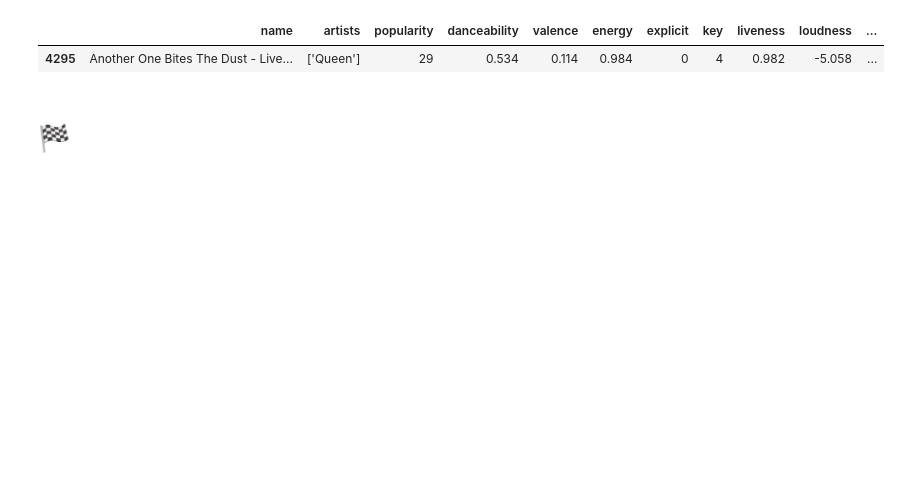
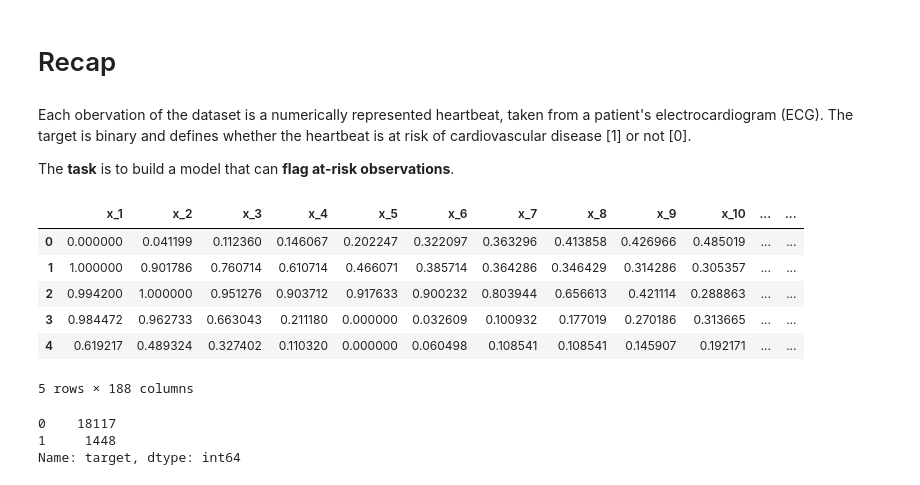
Before and after one commit to smhurf/lewagon_challenges, a Jupyter notebook: 05-ML/03-Performance-metrics/Recap/Recap.ipynb, the cells around one changed output. Saved outputs shown, nothing was run; the diff lists cells and outputs as text; code cells hidden in the pictures; blank space fills up the shorter version.

Commit message:
I replaced the current recap which was an incomplete one with the suggestion of Gierko this solves issue #691
Former-commit-id: 32d535ef5c0c9b4c53fec3f158d096ceac5c7652

```diff
--- a/05-ML/03-Performance-metrics/Recap/Recap.ipynb
+++ b/05-ML/03-Performance-metrics/Recap/Recap.ipynb
@@ -45,5 +0,0 @@ Check out the [documentation](https://scikit-learn.org/stable/modules/generated/
-# %%
-queen_song
-# %% [output]
-|  | name | artists | popularity | danceability | valence | energy | explicit | key | liveness | loudness | ... |
-| 4295 | Another One Bites The Dust - Live... | ['Queen'] | 29 | 0.534 | 0.114 | 0.984 | 0 | 4 | 0.982 | -5.058 | ... |
@@ -52,2 +1,26 @@ queen_song
-# %% [markdown]
-# 🏁
+# %% [markdown]
+# Recap
+# %% [markdown]
+Each obervation of the dataset is a numerically represented heartbeat, taken from a patient's electrocardiogram (ECG). The target is binary and defines whether the heartbeat is at risk of cardiovascular disease [1] or not [0].
+
+
+The **task** is to build a model that can **flag at-risk observations**.
+# %%
+import pandas as pd
+data = pd.read_csv("data/electrocardiograms.csv")
+
+data.head()
+# %% [output]
+|  | x_1 | x_2 | x_3 | x_4 | x_5 | x_6 | x_7 | x_8 | x_9 | x_10 | ... | ... |
+| 0 | 0.000000 | 0.041199 | 0.112360 | 0.146067 | 0.202247 | 0.322097 | 0.363296 | 0.413858 | 0.426966 | 0.485019 | ... | ... |
+| 1 | 1.000000 | 0.901786 | 0.760714 | 0.610714 | 0.466071 | 0.385714 | 0.364286 | 0.346429 | 0.314286 | 0.305357 | ... | ... |
+| 2 | 0.994200 | 1.000000 | 0.951276 | 0.903712 | 0.917633 | 0.900232 | 0.803944 | 0.656613 | 0.421114 | 0.288863 | ... | ... |
+| 3 | 0.984472 | 0.962733 | 0.663043 | 0.211180 | 0.000000 | 0.032609 | 0.100932 | 0.177019 | 0.270186 | 0.313665 | ... | ... |
+| 4 | 0.619217 | 0.489324 | 0.327402 | 0.110320 | 0.000000 | 0.060498 | 0.108541 | 0.108541 | 0.145907 | 0.192171 | ... | ... |
+5 rows × 188 columns
+# %%
+data["target"].value_counts()
+# %% [output]
+0    18117
+1     1448
+Name: target, dtype: int64
```
Also changed, not shown: parts of 71 cells of this notebook.
